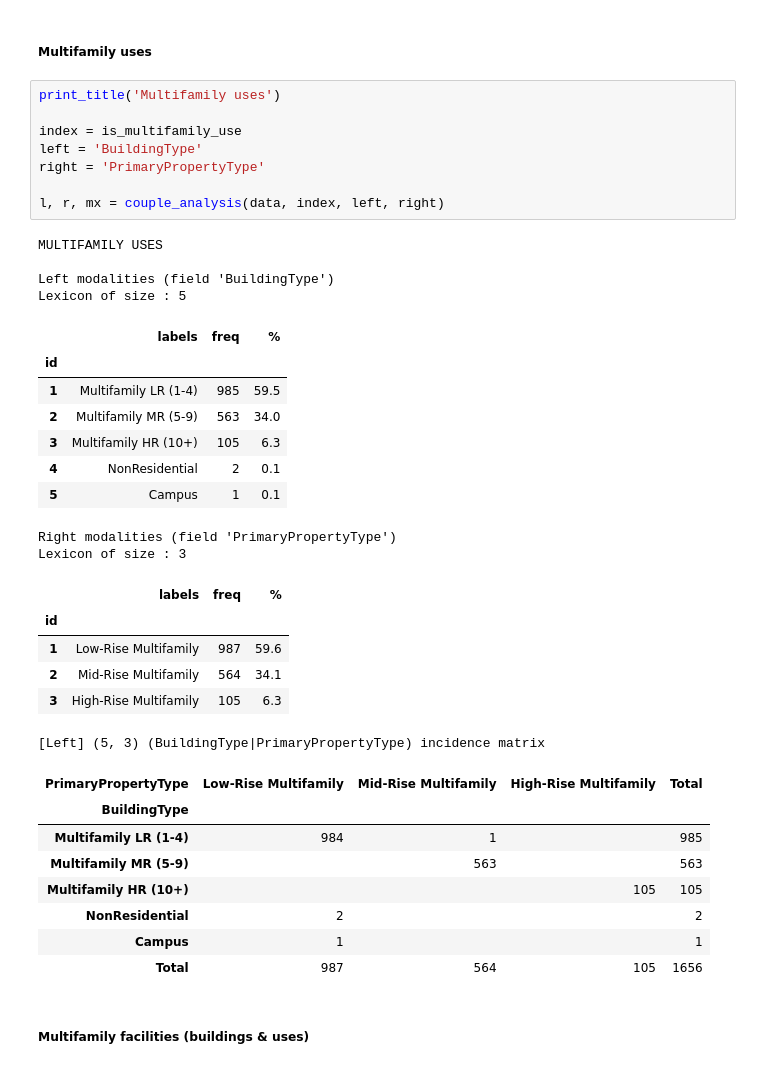
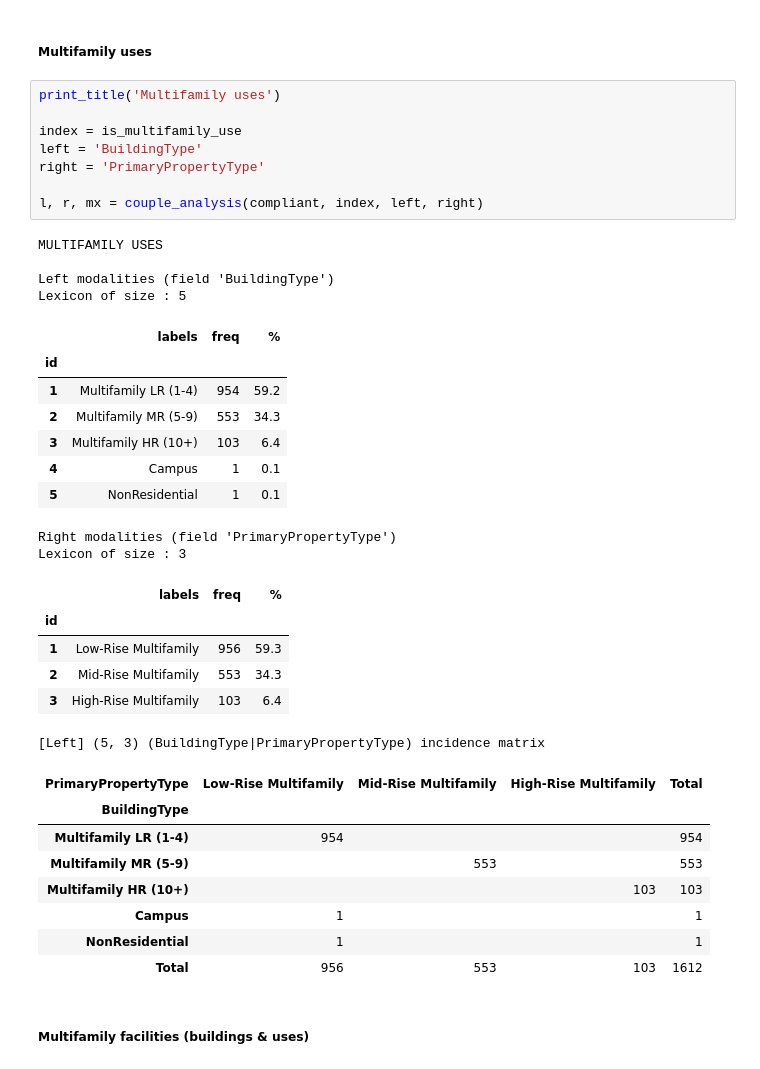
Before and after one commit to Franck-PepperLabs/pepper_carbon-neutral_seattle, a Jupyter notebook: jupyter/scratchpad.ipynb, the cells around one changed output. Cells and saved outputs as stored; diff of their text form.

```diff
--- a/jupyter/scratchpad.ipynb
+++ b/jupyter/scratchpad.ipynb
@@ -1896,39 +1906,39 @@ Lexicon of size : 10
 # %%
 print_title('Multifamily uses')
 
 index = is_multifamily_use
 left = 'BuildingType'
 right = 'PrimaryPropertyType'
 
-l, r, mx = couple_analysis(data, index, left, right)
+l, r, mx = couple_analysis(compliant, index, left, right)
 # %% [output]
 MULTIFAMILY USES
 
 Left modalities (field 'BuildingType')
 Lexicon of size : 5
 |  | labels | freq | % |
 | id |  |  |  |
-| 1 | Multifamily LR (1-4) | 985 | 59.5 |
-| 2 | Multifamily MR (5-9) | 563 | 34.0 |
-| 3 | Multifamily HR (10+) | 105 | 6.3 |
-| 4 | NonResidential | 2 | 0.1 |
-| 5 | Campus | 1 | 0.1 |
+| 1 | Multifamily LR (1-4) | 954 | 59.2 |
+| 2 | Multifamily MR (5-9) | 553 | 34.3 |
+| 3 | Multifamily HR (10+) | 103 | 6.4 |
+| 4 | Campus | 1 | 0.1 |
+| 5 | NonResidential | 1 | 0.1 |
 Right modalities (field 'PrimaryPropertyType')
 Lexicon of size : 3
 |  | labels | freq | % |
 | id |  |  |  |
-| 1 | Low-Rise Multifamily | 987 | 59.6 |
-| 2 | Mid-Rise Multifamily | 564 | 34.1 |
-| 3 | High-Rise Multifamily | 105 | 6.3 |
+| 1 | Low-Rise Multifamily | 956 | 59.3 |
+| 2 | Mid-Rise Multifamily | 553 | 34.3 |
+| 3 | High-Rise Multifamily | 103 | 6.4 |
 [Left] (5, 3) (BuildingType|PrimaryPropertyType) incidence matrix
 | PrimaryPropertyType | Low-Rise Multifamily | Mid-Rise Multifamily | High-Rise Multifamily | Total |
 | BuildingType |  |  |  |  |
-| Multifamily LR (1-4) | 984 | 1 |  | 985 |
-| Multifamily MR (5-9) |  | 563 |  | 563 |
-| Multifamily HR (10+) |  |  | 105 | 105 |
-| NonResidential | 2 |  |  | 2 |
+| Multifamily LR (1-4) | 954 |  |  | 954 |
+| Multifamily MR (5-9) |  | 553 |  | 553 |
+| Multifamily HR (10+) |  |  | 103 | 103 |
 | Campus | 1 |  |  | 1 |
-| Total | 987 | 564 | 105 | 1656 |
+| NonResidential | 1 |  |  | 1 |
+| Total | 956 | 553 | 103 | 1612 |
 # %% [markdown]
 ##### Multifamily facilities (buildings & uses)
 # %%
```
Also changed, not shown: parts of 16 cells of this notebook.
